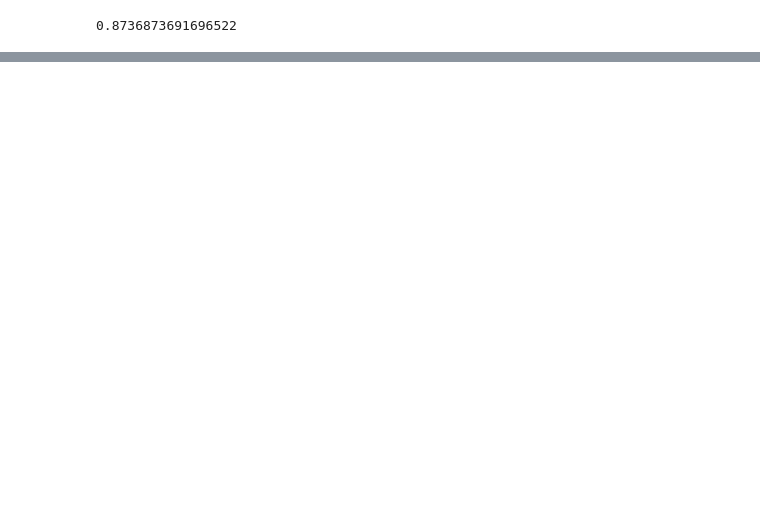
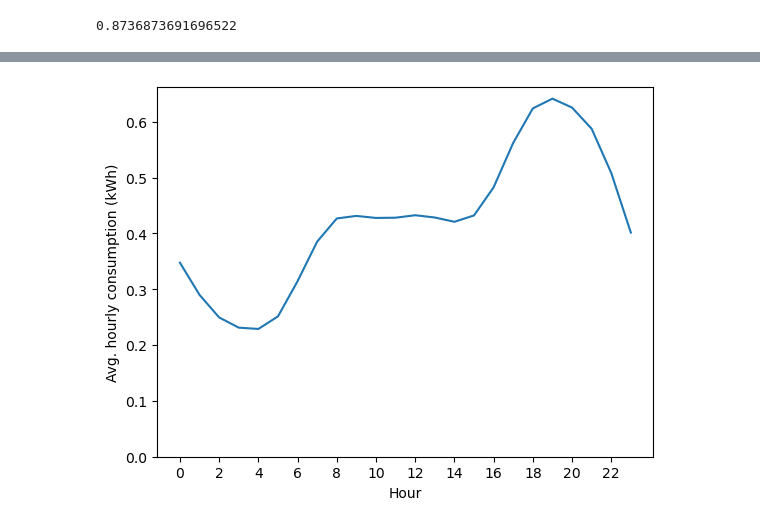
Before and after one commit to moosophy/smart-meters-project, a Jupyter notebook: main.ipynb, the cells around one changed output, grey strips where cells are left out. Cells and saved outputs as stored; diff of their text form; code cells hidden in the pictures; blank space fills up the shorter version.

```diff
--- a/main.ipynb
+++ b/main.ipynb
@@ -142,0 +146,8 @@ metrics.r2_score(
+# %%
+t = half_hourly_consumption_long.copy()
+t = t[t["energy(kWh/hh)"].notna()]
+t["date"] = t["tstp"].dt.date
+t["hour"] = t["tstp"].dt.hour
+t = t.groupby(["LCLid", "date", "hour"])["energy(kWh/hh)"].sum().reset_index()
+t = t.groupby("hour")["energy(kWh/hh)"].mean().rename("avg_hourly_consumption")
+t
@@ -142,0 +172,8 @@ metrics.r2_score(
+# %%
+plt.plot(t.index, t.values)
+plt.xticks(range(0, 24, 2))
+plt.xlabel("Hour")
+plt.ylim(bottom=0)
+plt.ylabel("Avg. hourly consumption (kWh)");
+# %% [output]
+[figure, added]
```
Also changed, not shown: parts of 3 cells of this notebook.
